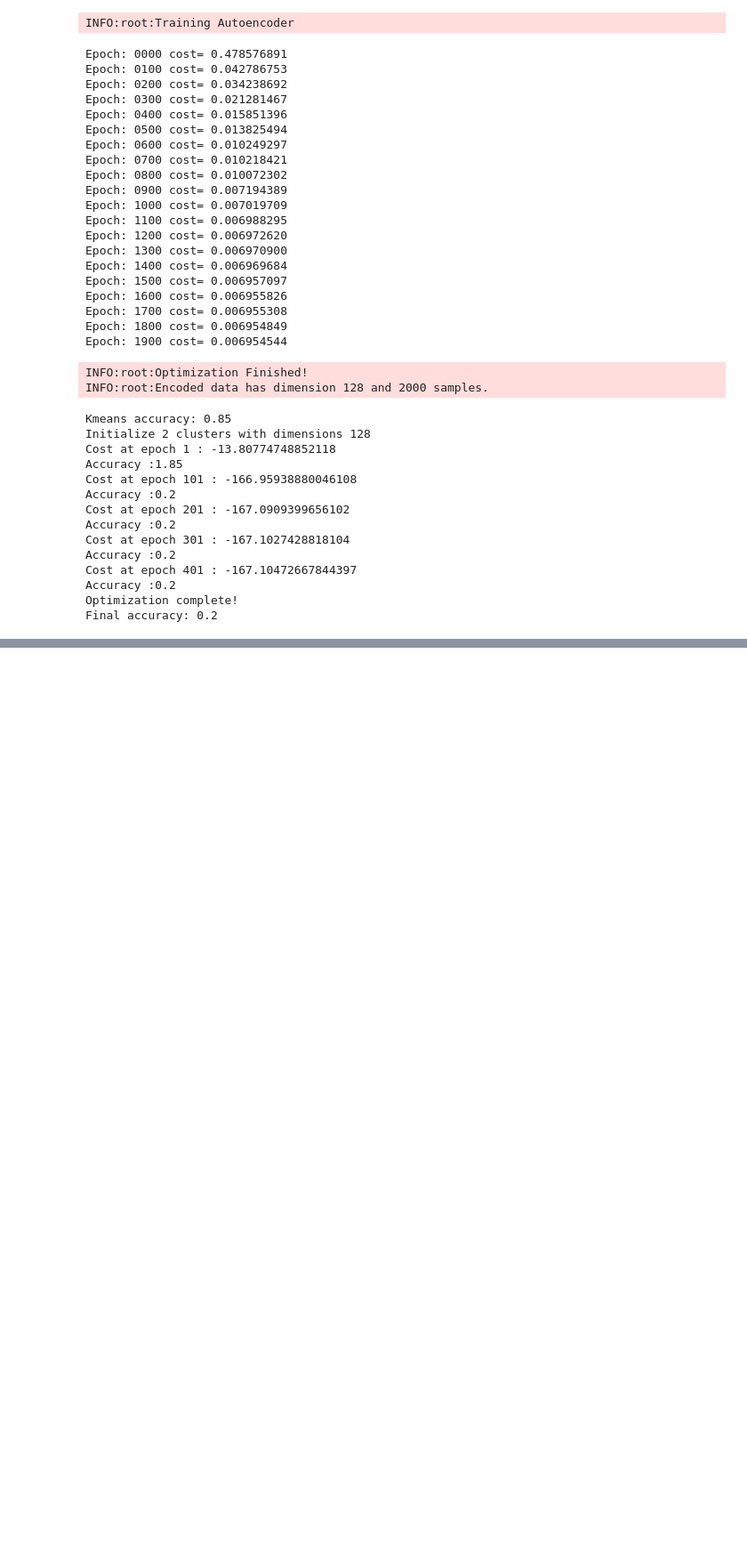
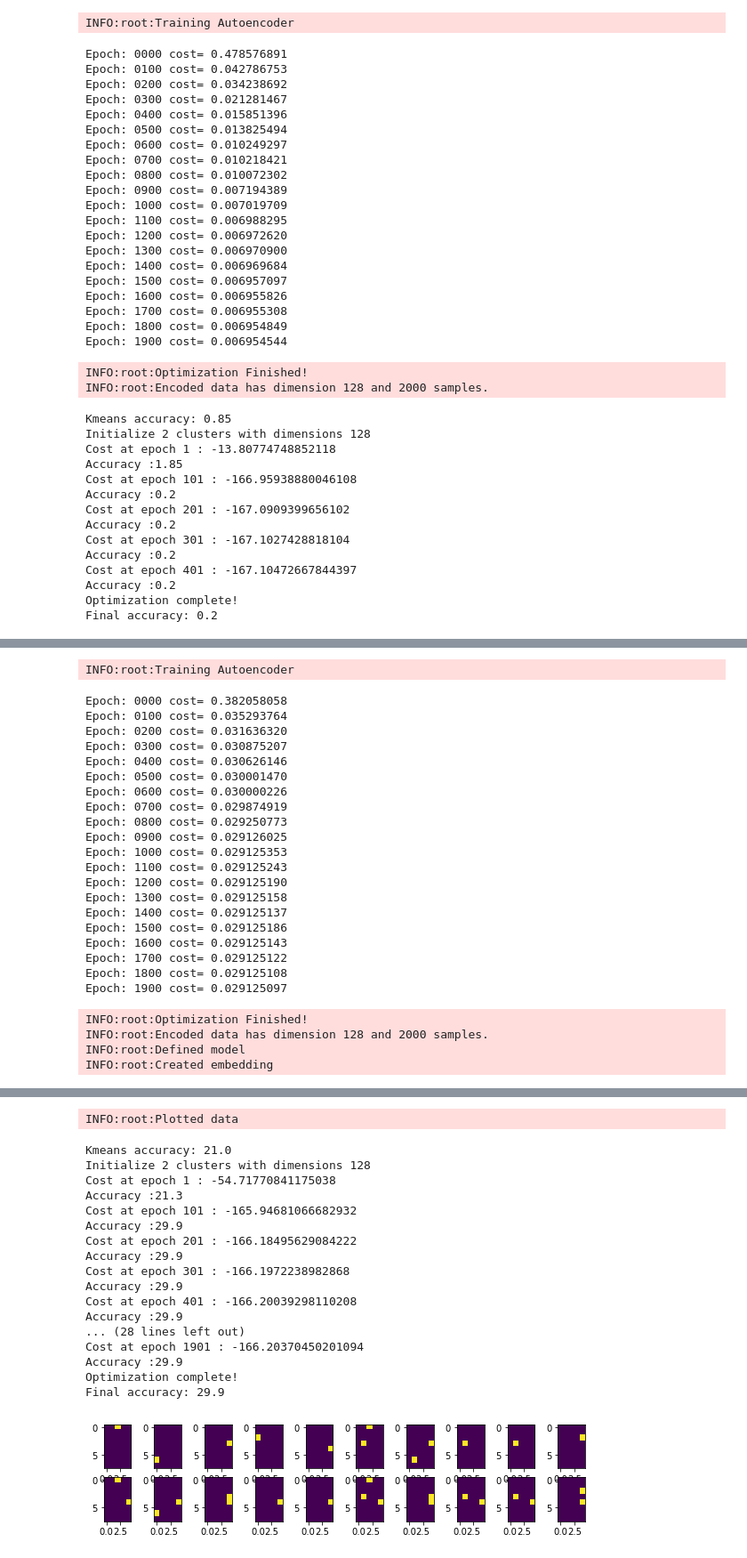
Before and after one commit to sitarapersad/6874-Project, a Jupyter notebook: RNA Heterogeneity.ipynb, the cells around one changed output, grey strips where cells are left out. Shown at 89% size. Drawn from its saved outputs; the diff is of its cells as text; code cells hidden in the pictures; blank space fills up the shorter version.

```diff
--- a/RNA Heterogeneity.ipynb
+++ b/RNA Heterogeneity.ipynb
@@ -165,0 +173,5 @@ INFO:root:Loaded oligo bitvectors
+# %%
+riboX, riboY, riboT = load_ribosnitch()
+log.info('Loaded ribosnitch')
+
+riboY
@@ -413,5 +428,5 @@ Now we wish to see how well an autoencoder can recover the original data from a
 # %%
-def run_autoencoder(simX, simY, n_hidden_1=256, n_hidden_2=128, learning_rate=0.01, training_epochs=2000, BATCH_SIZE=200, draw_examples=False):
+def run_autoencoder(simX, simY, n_hidden_1=256, n_hidden_2=128, learning_rate=0.01, training_epochs=2000, BATCH_SIZE=200, draw_examples=False, draw_dim1=20,draw_dim2=20):
     import matplotlib.pyplot as plt
     %matplotlib inline
 
@@ -504,8 +519,8 @@ def run_autoencoder(simX, simY, n_hidden_1=256, n_hidden_2=128, learning_rate=0.
             # Compare original images with their reconstructions
             f, a = plt.subplots(2, examples_to_show, figsize=(examples_to_show, 2))
             for i in range(examples_to_show):
-                a[0][i].imshow(np.reshape(simX[i], (20,20)))
-                a[1][i].imshow(np.reshape(encode_decode[i], (20,20)))
+                a[0][i].imshow(np.reshape(simX[i], (draw_dim1,draw_dim2)))
+                a[1][i].imshow(np.reshape(encode_decode[i], (draw_dim1,draw_dim2)))
             plt.draw()
 
         encode_W1_vals = sess.run([v for v in tf.global_variables() if v.name == "encoder_W1:0"][0])
@@ -643,8 +658,6 @@ INFO:root:Created embedding
 [interactive output not drawn]
 INFO:root:Plotted data
 [figure]
-# %%
-cost,e, _, _, _, _, _ = run_autoencoder(oligoX[:1000], oligoY[:1000])
 # %%
 # Plot the cost function for learning each sample
 epochs = [i for i in range(len(ae_c1))]
@@ -694,7 +707,7 @@ iplot(data)
 # %% [markdown]
 We discard the decoding function from our autoencoder, and use the learned encoding weights to map our data from the higher dimensional space into our feature space
 # %%
-def run_DEC(simX, simY, encoding=True, learning_rate = 1e-2, N_CLUSTERS=2, ALPHA=1, DEC_training_steps=2000):
+def run_DEC(simX, simY, encoding=True, learning_rate = 1e-2, N_CLUSTERS=2, ALPHA=1, DEC_training_steps=2000, draw_examples=False, draw_dim1=20, draw_dim2=20):
 
     tf.reset_default_graph()
 
@@ -705,7 +718,7 @@ def run_DEC(simX, simY, encoding=True, learning_rate = 1e-2, N_CLUSTERS=2, ALPHA
 
     if encoding=='ae':
         # Run auto-encoder to generate embedded data
-        costs, encoded, DIM_Z, encode_W1_vals, encode_W2_vals, encode_b1_vals, encode_b2_vals = run_autoencoder(simX,simY)
+        costs, encoded, DIM_Z, encode_W1_vals, encode_W2_vals, encode_b1_vals, encode_b2_vals = run_autoencoder(simX,simY,draw_examples=draw_examples,draw_dim1=draw_dim1, draw_dim2=draw_dim2)
 
         # Building the encoder
         encoder_W1 = tf.Variable(encode_W1_vals, name="encoder_W1")
@@ -959,0 +988,28 @@ Final accuracy: 39.6
+# %%
+cost_ribo, prob_ribo, cluster_ribo, x_ribo = run_DEC(riboX[:2000], riboY[:2000], encoding='ae', draw_examples=True, draw_dim1=8, draw_dim2=5)
+# %% [output]
+INFO:root:Training Autoencoder
+Epoch: 0000 cost= 0.382058058
+Epoch: 0100 cost= 0.035293764
+Epoch: 0200 cost= 0.031636320
+Epoch: 0300 cost= 0.030875207
+Epoch: 0400 cost= 0.030626146
+Epoch: 0500 cost= 0.030001470
+Epoch: 0600 cost= 0.030000226
+Epoch: 0700 cost= 0.029874919
+Epoch: 0800 cost= 0.029250773
+Epoch: 0900 cost= 0.029126025
+Epoch: 1000 cost= 0.029125353
+Epoch: 1100 cost= 0.029125243
+Epoch: 1200 cost= 0.029125190
+Epoch: 1300 cost= 0.029125158
+Epoch: 1400 cost= 0.029125137
+Epoch: 1500 cost= 0.029125186
+Epoch: 1600 cost= 0.029125143
+Epoch: 1700 cost= 0.029125122
+Epoch: 1800 cost= 0.029125108
+Epoch: 1900 cost= 0.029125097
+INFO:root:Optimization Finished!
+INFO:root:Encoded data has dimension 128 and 2000 samples.
+INFO:root:Defined model
+INFO:root:Created embedding
@@ -959,0 +1017,19 @@ Final accuracy: 39.6
+INFO:root:Plotted data
+Kmeans accuracy: 21.0
+Initialize 2 clusters with dimensions 128
+Cost at epoch 1 : -54.71770841175038
+Accuracy :21.3
+Cost at epoch 101 : -165.94681066682932
+Accuracy :29.9
+Cost at epoch 201 : -166.18495629084222
+Accuracy :29.9
+Cost at epoch 301 : -166.1972238982868
+Accuracy :29.9
+Cost at epoch 401 : -166.20039298110208
+Accuracy :29.9
+... (28 lines left out)
+Cost at epoch 1901 : -166.20370450201094
+Accuracy :29.9
+Optimization complete!
+Final accuracy: 29.9
+[figure, added]
```
Also changed, not shown: parts of 20 cells of this notebook, 16 other files.
